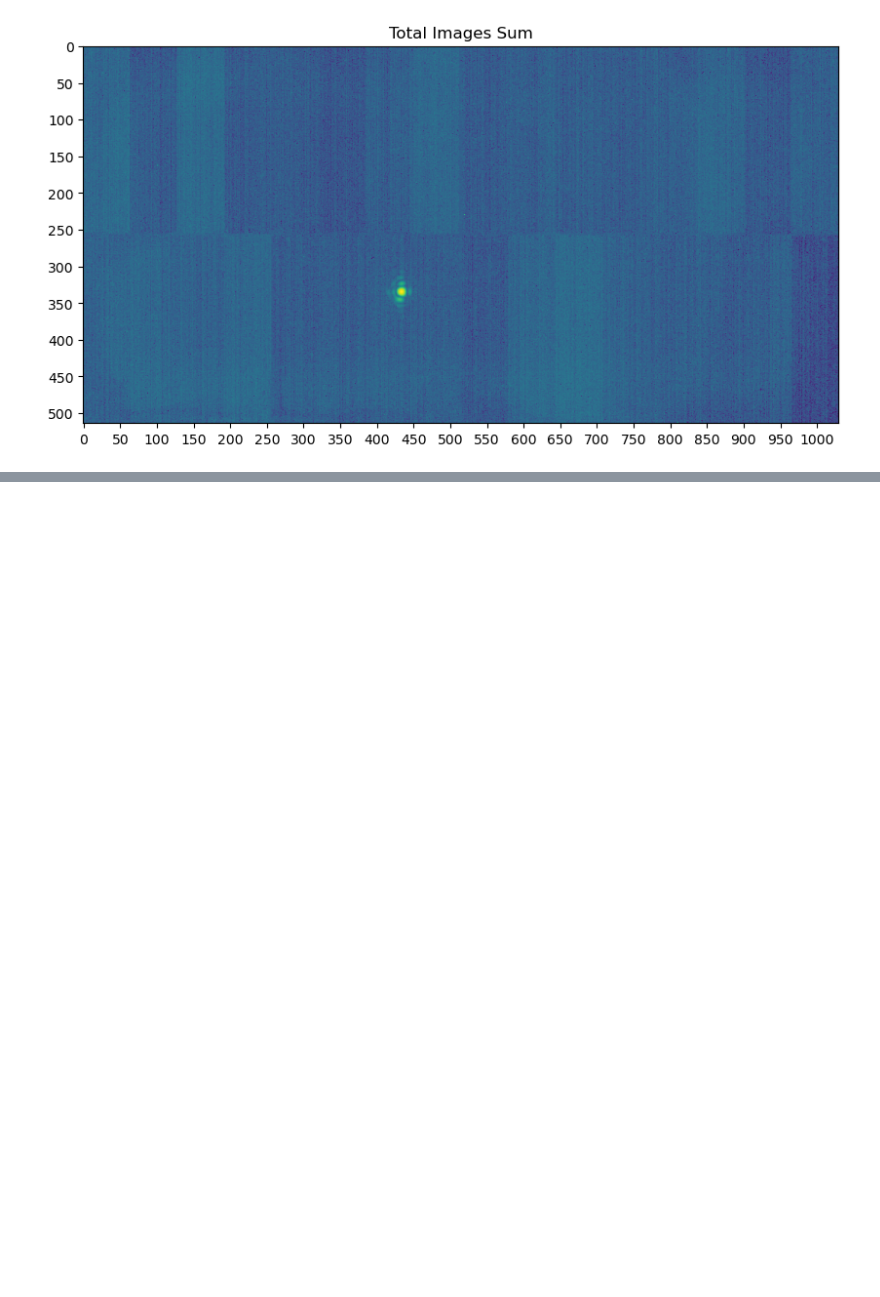
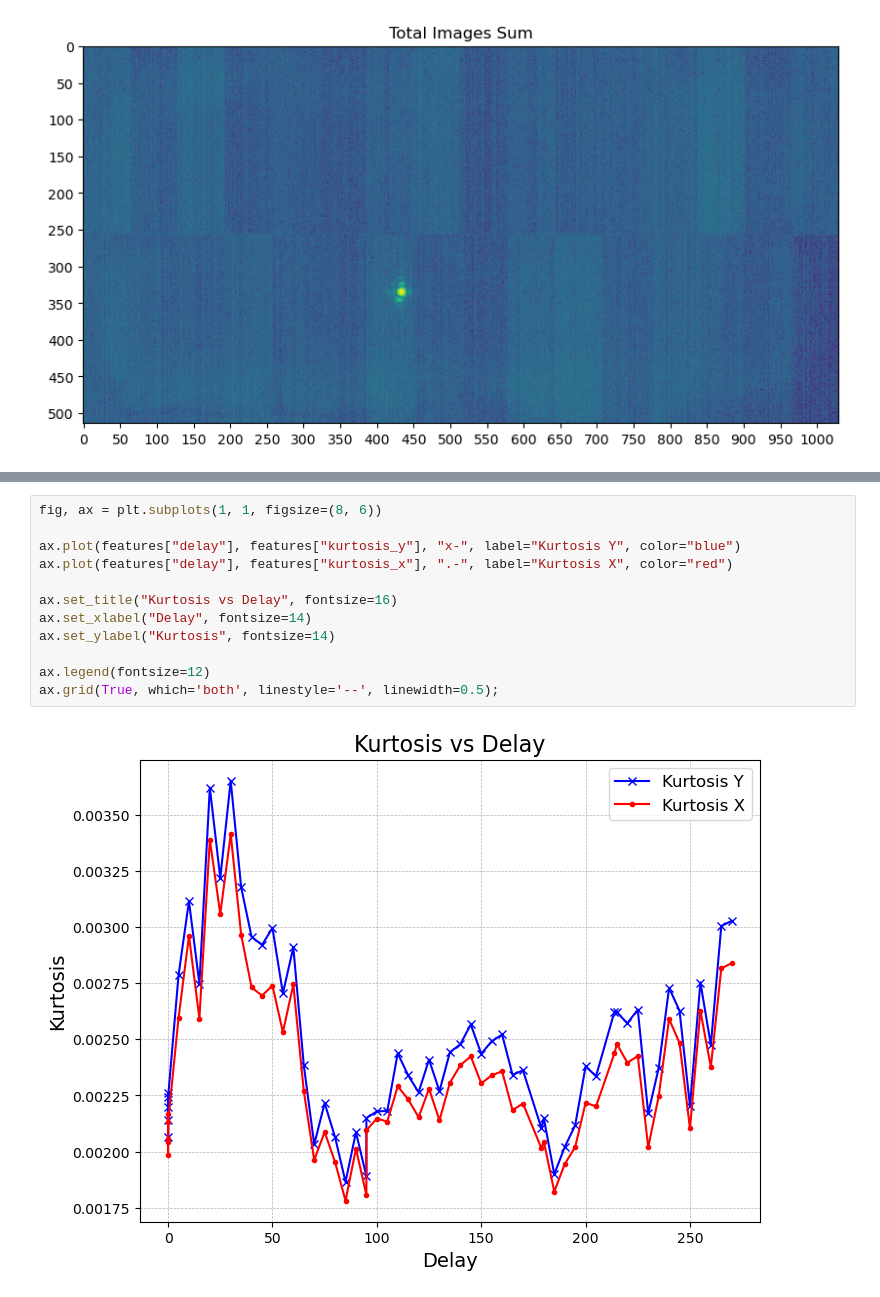
Before and after one commit to SJB7777/STO-XFEL, a Jupyter notebook: notebooks/com.ipynb, the cells around one changed output, grey strips where cells are left out. Drawn from its saved outputs; the diff is of its cells as text; blank space fills up the shorter version.

```diff
--- a/notebooks/com.ipynb
+++ b/notebooks/com.ipynb
@@ -145,0 +242,14 @@ Spread (Variance): σ_x^2 = 853034891.7874893, σ_y^2 = 3285228181.3266206
+# %%
+fig, ax = plt.subplots(1, 1, figsize=(8, 6))
+
+ax.plot(features["delay"], features["kurtosis_y"], "x-", label="Kurtosis Y", color="blue")
+ax.plot(features["delay"], features["kurtosis_x"], ".-", label="Kurtosis X", color="red")
+
+ax.set_title("Kurtosis vs Delay", fontsize=16)
+ax.set_xlabel("Delay", fontsize=14)
+ax.set_ylabel("Kurtosis", fontsize=14)
+
+ax.legend(fontsize=12)
+ax.grid(True, which='both', linestyle='--', linewidth=0.5);
+# %% [output]
+[figure, added]
```
Also changed, not shown: parts of 10 cells of this notebook.
